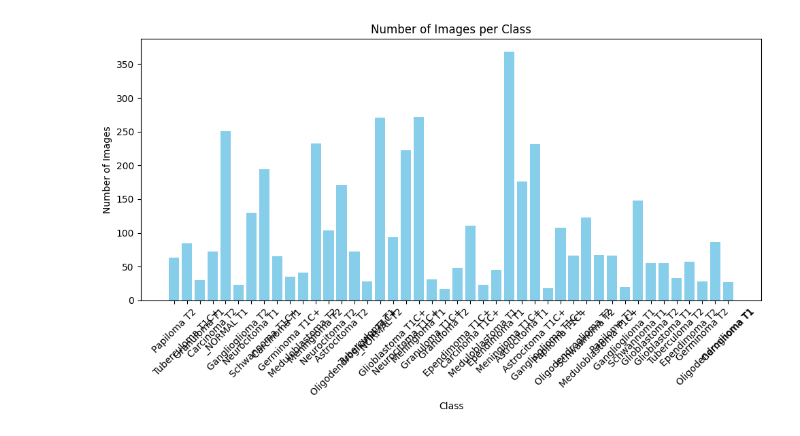
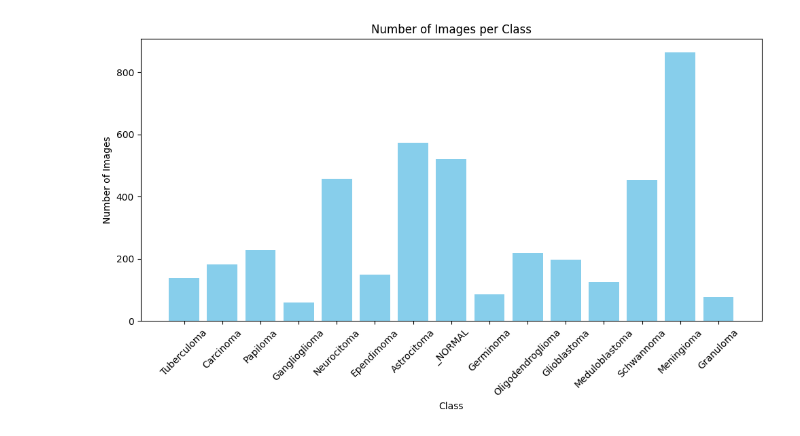
Before and after one commit to matisiekpl/guzy, a Jupyter notebook: main.ipynb, the cells around one changed output. Saved outputs shown, nothing was run; the diff lists cells and outputs as text; code cells hidden in the pictures.

Commit message:
merging dataset

```diff
--- a/main.ipynb
+++ b/main.ipynb
@@ -28,6 +29,23 @@ if gpus:
             tf.config.experimental.set_memory_growth(gpu, True)
     except RuntimeError as e:
         print(e)
+# %%
+merged_data_dir = "merged_dataset"
+
+if not os.path.exists(merged_data_dir):
+    os.makedirs(merged_data_dir)
+
+for folder_name in os.listdir(data_dir):
+    folder_path = os.path.join(data_dir, folder_name)
+    if os.path.isdir(folder_path):
+        prefix = folder_name.split(" ")[0]
+        target_folder = os.path.join(merged_data_dir, prefix)
+        if not os.path.exists(target_folder):
+            os.makedirs(target_folder)
+        for image_file in os.listdir(folder_path):
+            source_path = os.path.join(folder_path, image_file)
+            if os.path.isfile(source_path):
+                shutil.copy(source_path, target_folder)
 # %%
 # Train ML model
 
@@ -153,18 +179,18 @@ Weighted F1 Score: 0.7815
 # %%
 
 class_counts = {}
-for class_name in os.listdir(data_dir):
-    class_path = os.path.join(data_dir, class_name)
+for class_name in os.listdir(merged_data_dir):
+    class_path = os.path.join(merged_data_dir, class_name)
     if os.path.isdir(class_path):
         class_counts[class_name] = len([name for name in os.listdir(class_path) if name.endswith('.jpeg') or name.endswith('.jpg')])
 
 plt.figure(figsize=(10, 6))
 plt.bar(class_counts.keys(), class_counts.values(), color='skyblue')
 plt.title('Number of Images per Class')
 plt.xlabel('Class')
 plt.ylabel('Number of Images')
 plt.xticks(rotation=45)
 plt.tight_layout()
 plt.show()
 # %% [output]
-[figure, old version]
+[figure, new version]
```
Also changed, not shown: parts of 2 cells of this notebook, 1 other file.
